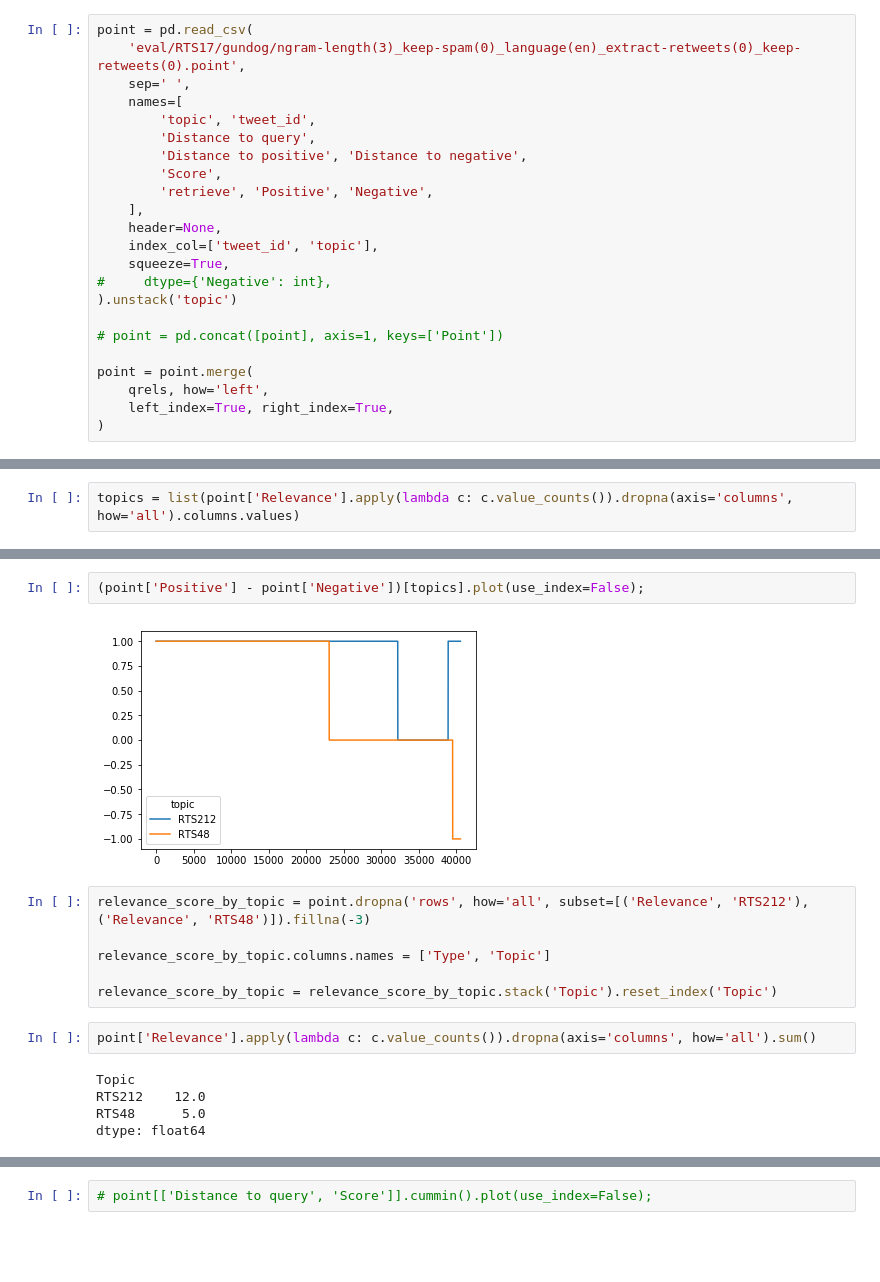
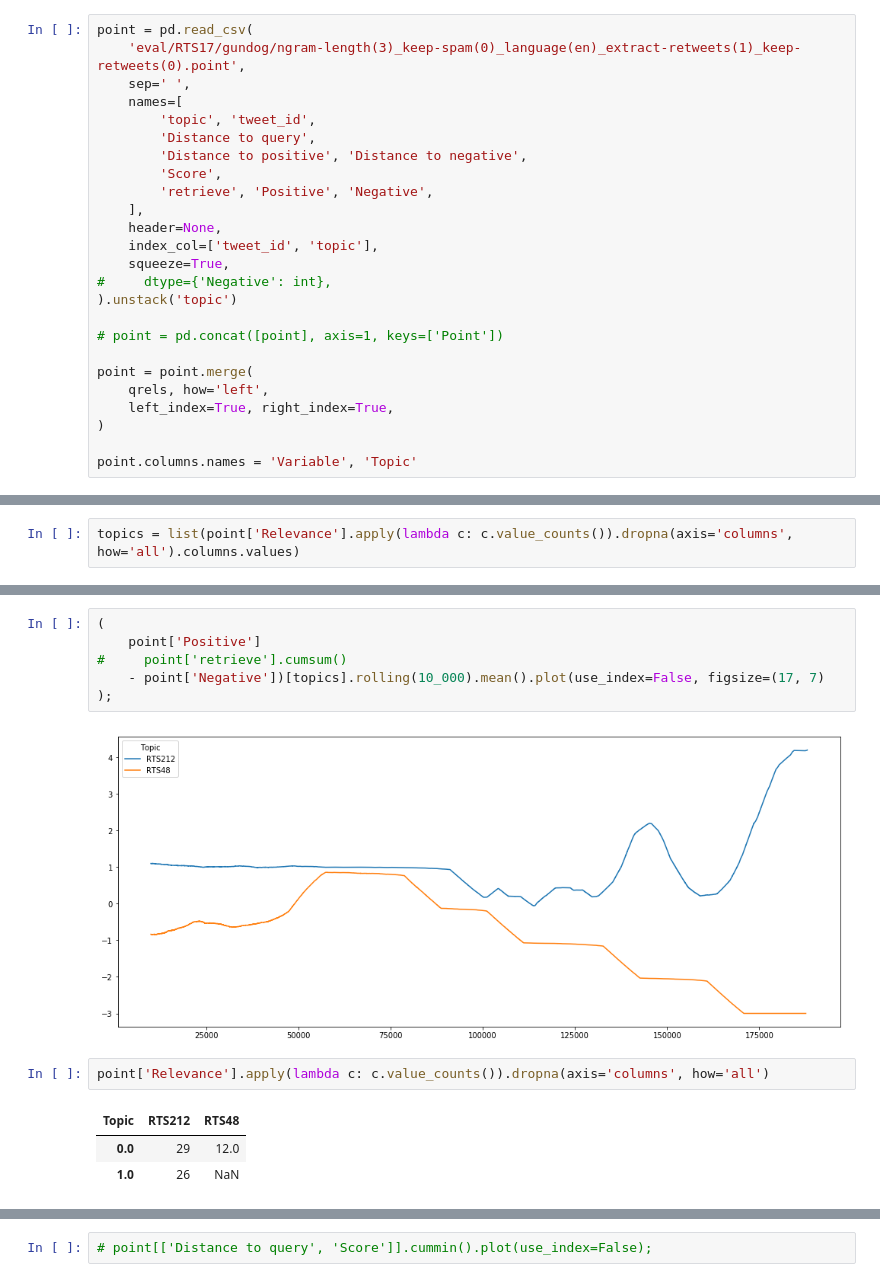
Before and after one commit to dimazest/flock, a Jupyter notebook: rocchio.ipynb, the cells around one changed output, grey strips where cells are left out. Drawn from its saved outputs; the diff is of its cells as text; blank space fills up the shorter version.

Commit message:
Distance/score comparison

```diff
--- a/rocchio.ipynb
+++ b/rocchio.ipynb
@@ -44,7 +44,7 @@ qrels = qrels[['RTS212', 'RTS48']]
 qrels = pd.concat([qrels], axis=1, keys=['Relevance'])
 # %%
 point = pd.read_csv(
-    'eval/RTS17/gundog/ngram-length(3)_keep-spam(0)_language(en)_extract-retweets(0)_keep-retweets(0).point',
+    'eval/RTS17/gundog/ngram-length(3)_keep-spam(0)_language(en)_extract-retweets(1)_keep-retweets(0).point',
     sep=' ',
     names=[
         'topic', 'tweet_id',
@@ -65,3 +65,5 @@ point = point.merge(
     qrels, how='left',
     left_index=True, right_index=True,
 )
+
+point.columns.names = 'Variable', 'Topic'
@@ -102,17 +106,14 @@ point.sort_values(
 # %%
-(point['Positive'] - point['Negative'])[topics].plot(use_index=False);
+(
+    point['Positive']
+#     point['retrieve'].cumsum()
+    - point['Negative'])[topics].rolling(10_000).mean().plot(use_index=False, figsize=(17, 7)
+);
 # %% [output]
-[figure, old version]
+[figure, new version]
-# %%
-relevance_score_by_topic = point.dropna('rows', how='all', subset=[('Relevance', 'RTS212'), ('Relevance', 'RTS48')]).fillna(-3)
-
-relevance_score_by_topic.columns.names = ['Type', 'Topic']
-
-relevance_score_by_topic = relevance_score_by_topic.stack('Topic').reset_index('Topic')
 # %%
-point['Relevance'].apply(lambda c: c.value_counts()).dropna(axis='columns', how='all').sum()
+point['Relevance'].apply(lambda c: c.value_counts()).dropna(axis='columns', how='all')
 # %% [output]
-Topic
-RTS212    12.0
-RTS48      5.0
-dtype: float64
+| Topic | RTS212 | RTS48 |
+| 0.0 | 29 | 12.0 |
+| 1.0 | 26 | NaN |
```
Also changed, not shown: parts of 11 cells of this notebook.
